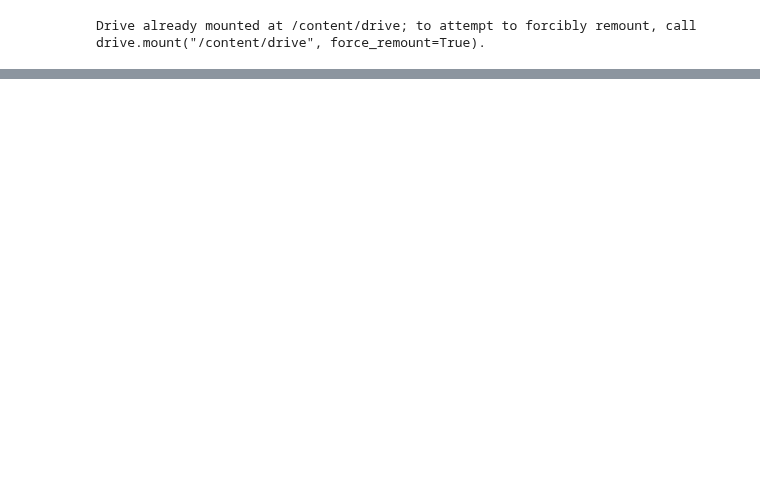
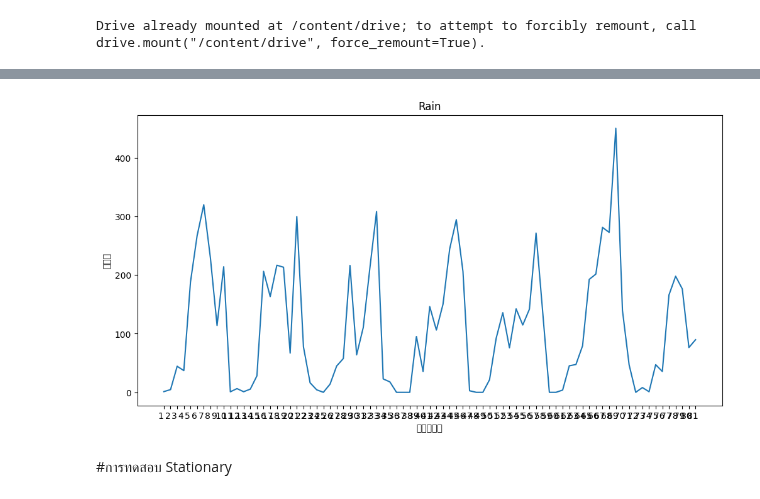
Before and after one commit to SasiwimonV/bsc_dpdm22, a Jupyter notebook: ARIMA.ipynb, the cells around one changed output, grey strips where cells are left out. Cells and saved outputs as stored; diff of their text form; code cells hidden in the pictures; blank space fills up the shorter version.

```diff
--- a/ARIMA.ipynb
+++ b/ARIMA.ipynb
@@ -151,0 +13,4 @@ p-value > 0.05: ข้อมูล non-stationary
+# %%
+# อ่านข้อมูลจากไฟล์ Excel
+df = pd.read_excel('/content/drive/MyDrive/ข้อมูลกรมอุตุ/ปริมาณน้ำฝน/ปริมาณฝนขอนแก่น.xlsx', index_col='ที่', parse_dates=True)
+df.head()
@@ -151,0 +26,3 @@ p-value > 0.05: ข้อมูล non-stationary
+# %%
+df = df.fillna(method='ffill').dropna()
+df.head()
@@ -151,0 +38,3 @@ p-value > 0.05: ข้อมูล non-stationary
+# %%
+df.replace('-', 0, inplace=True)
+df.head()
@@ -151,0 +62,11 @@ p-value > 0.05: ข้อมูล non-stationary
+# %%
+plt.figure(figsize=(12, 6))  # กำหนดขนาดของกราฟ
+plt.plot(df.index, df['รวม'])  # แทน 'คอลัมน์ที่ต้องการพลอต' ด้วยชื่อคอลัมน์ของคุณ
+plt.title('Rain')  # กำหนดชื่อกราฟ
+plt.xlabel('สถานี')  # กำหนดชื่อแกน x
+plt.ylabel('รวม')  # กำหนดชื่อแกน y
+plt.show()  # แสดงกราฟ
+# %% [output]
+[figure, added]
+# %% [markdown]
+#การทดสอบ Stationary
```
Also changed, not shown: parts of 18 cells of this notebook.
